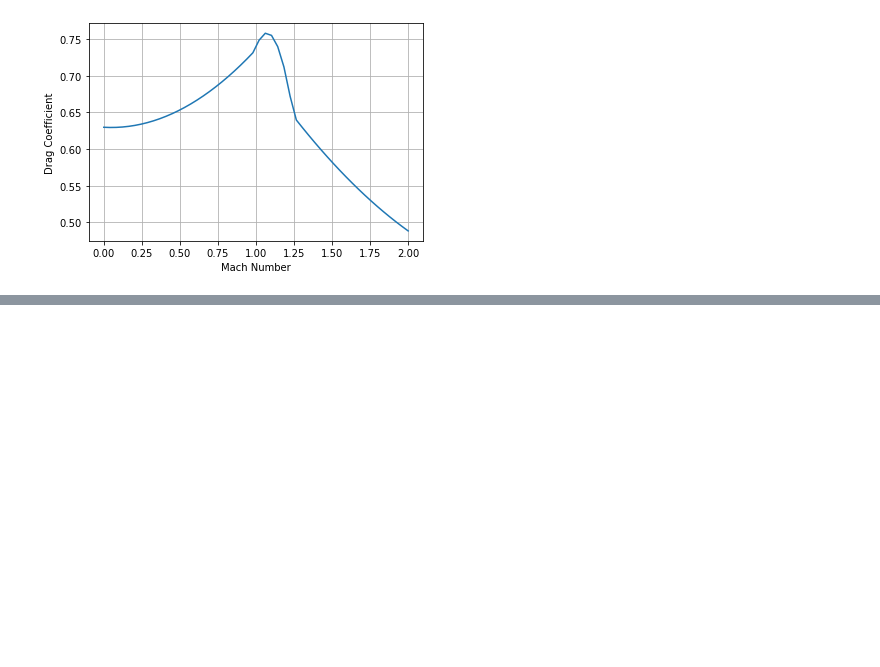
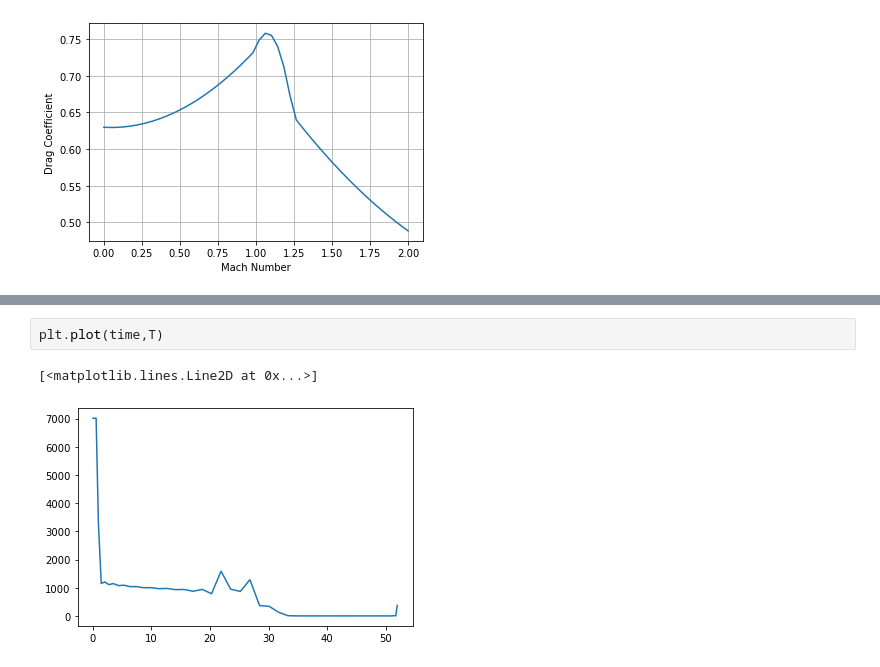
Before and after one commit to icl-rocketry/optimalAscent, a Jupyter notebook: BasicOptimalAscentSingleStage/Basic_Single_Stage.ipynb, the cells around one changed output, grey strips where cells are left out. Saved outputs shown, nothing was run; the diff lists cells and outputs as text; blank space fills up the shorter version.

```diff
--- a/BasicOptimalAscentSingleStage/Basic_Single_Stage.ipynb
+++ b/BasicOptimalAscentSingleStage/Basic_Single_Stage.ipynb
@@ -335,0 +387,5 @@ plt.show()
+# %%
+plt.plot(time,T)
+# %% [output]
+[<matplotlib.lines.Line2D at 0x...>]
+[figure, added]
```
Also changed, not shown: parts of 15 cells of this notebook, 6 other files.
